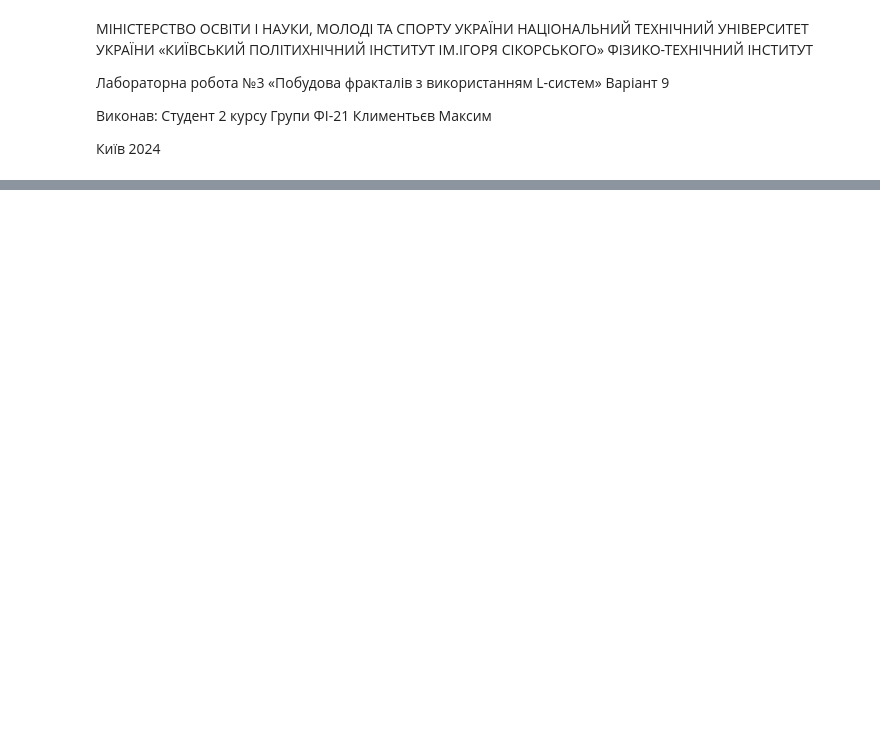
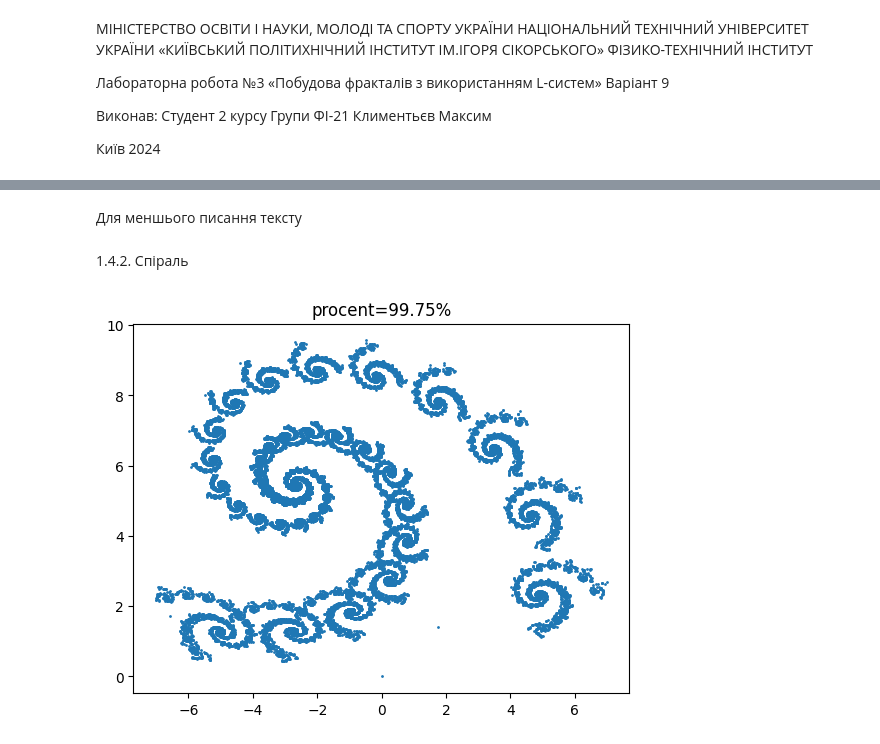
Before and after one commit to KlymentievMaksym/CompGraph, a Jupyter notebook: Lab4.ipynb, the cells around one changed output, grey strips where cells are left out. Drawn from its saved outputs; the diff is of its cells as text; code cells hidden in the pictures; blank space fills up the shorter version.

```diff
--- a/Lab4.ipynb
+++ b/Lab4.ipynb
@@ -88,0 +116,25 @@ Fractal([
+# %% [markdown]
+Для меншього писання тексту
+# %%
+def redo_row(row):
+    # 0,787879 -0,121212 0,181818
+    for i in range(len(row)):
+        if row[i] == ',':
+            row = row[:i] + '.' + row[i+1:]
+    row = row.split()
+    row = [float(i) for i in row]
+    return row
+# %% [markdown]
+1.4.2. Спіраль
+# %%
+spiral = Fractal([
+    redo_row("0,787879 -0,121212 0,181818"),
+    redo_row("-0,424242 0,257576 -0,136364"),
+    redo_row("0,242424 0,151515 0,090909"),
+    redo_row("0,859848 0,053030 0,181818"),
+    redo_row("1,758647 -6,721654 6,086107"),
+    redo_row("1,408065 1,377236 1,568035"),
+    redo_row("0,90 0,05 0,05")
+], 4, 10**4*4, multiplayer=100, name='spiral')
+# %% [output]
+[figure, added]
```
Also changed, not shown: parts of 45 cells of this notebook, 3 other files.
